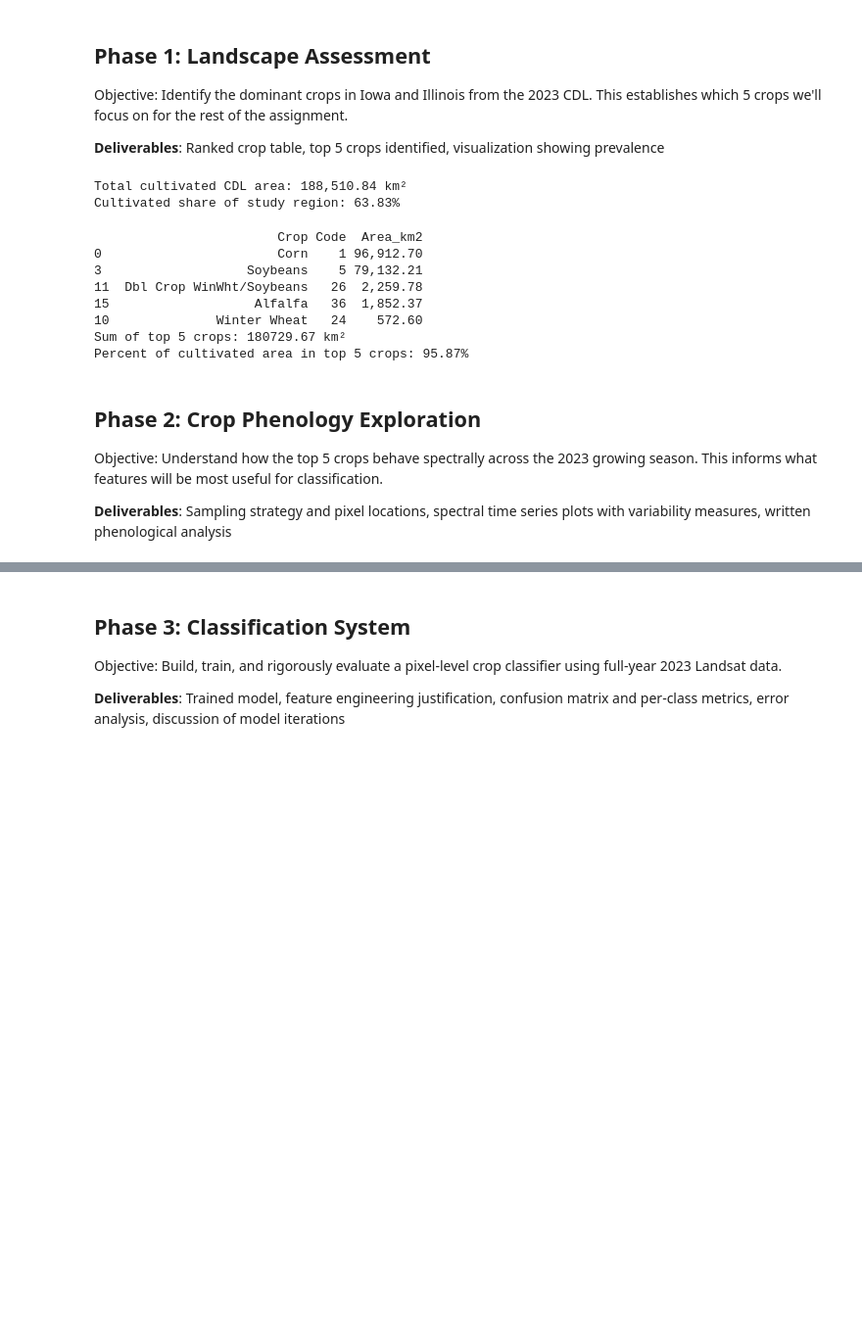
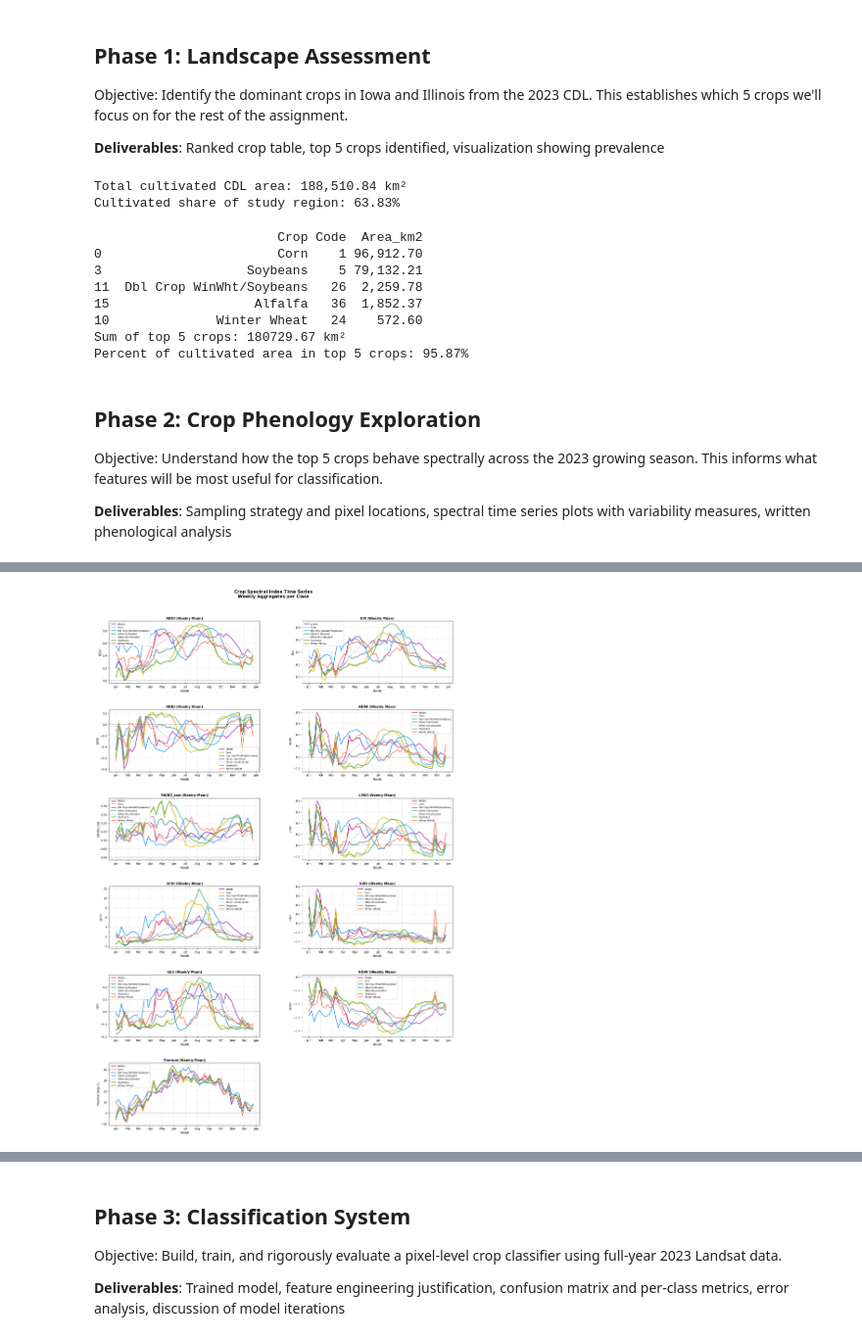
Before and after one commit to Vaibhav-Hariani/ECE414, a Jupyter notebook: Assignment_2.ipynb, the cells around one changed output, grey strips where cells are left out. Shown at 98% size. Saved outputs shown, nothing was run; the diff lists cells and outputs as text; code cells hidden in the pictures; blank space fills up the shorter version.

```diff
--- a/Assignment_2.ipynb
+++ b/Assignment_2.ipynb
@@ -334,16 +334,24 @@ def add_indices(image):
     ndbi = swir1.subtract(nir).divide(swir1.add(nir).max(eps)).rename('NDBI')
     ndmi = nir.subtract(swir1).divide(nir.add(swir1).max(eps)).rename('NDMI')
     swir2_raw = swir2.rename('SWIR2_raw')
-    lwsi = nir.add(red).divide(swir1.add(swir2).max(eps)).rename('LWSI')
+
+    # LSWI (Xiao et al.): normalized difference of NIR and SWIR1. Was recommended this paper by Kristof
+    lswi = nir.subtract(swir1).divide(nir.add(swir1).max(eps)).rename('LSWI')
+
+    # GCVI = NIR/GREEN - 1. Related to Chlorophyll content.
     gcvi = nir.divide(green.max(eps)).subtract(1).rename('GCVI')
+
     gw1 = green.subtract(swir2).divide(green.add(swir2).max(eps)).rename('GW1')
     ge2 = green.subtract(red).divide(green.add(red).max(eps)).rename('GE2')
+
+    # NDWI (McFeeters 1996): sensitive to open water / soil moisture in vegetation
+    ndwi = green.subtract(nir).divide(green.add(nir).max(eps)).rename('NDWI')
 
     # Convert land surface temperature from Kelvin to Celsius for analysis/plots.
     thermal = thermal_k.subtract(273.15).rename('Thermal')
 
     return (image
-            .addBands([ndvi, evi, ndbi, ndmi, swir2_raw, lwsi, gcvi, gw1, ge2, thermal])
+            .addBands([ndvi, evi, ndbi, ndmi, swir2_raw, lswi, gcvi, gw1, ge2, ndwi, thermal])
             .set('date', image.date().format('YYYY-MM-dd')))
 
 
@@ -351,7 +359,7 @@ landsat_indexed = landsat_set.map(add_indices)
 
 SAMPLES_PER_CLASS = 100
 OTHER_CULTIVATED_CLASS = 900
-OTHER_UNCULTIVATED_CLASS = 901
+OTHER_UNCULTIVATED_CLASS = 900
 
 # Final target classes: top-5 crops + two "Other" subclasses.
 TARGET_CLASS_LABELS = {int(code): crop_name for crop_name, code in CODES.items()}
@@ -396,11 +404,5 @@ def sample_training_pixels(target_class_image, samples_per_class):
         geometries=True,
     )
 
-
 target_class_image = build_target_class_image(cdl)
 samples = sample_training_pixels(target_class_image, SAMPLES_PER_CLASS)
-
-num_samples = samples.size().getInfo()
-print(f'Sampled {num_samples} pixels across {len(TARGET_CLASS_LABELS)} classes')
-print('Sample counts by class code:')
-print(samples.aggregate_histogram('target_class').getInfo())
@@ -796,0 +666,79 @@ Plot saved to phase2_time_series_weekly.png
+# %%
+# -- Time series plots: weekly mean per crop for all indices --
+import math
+import matplotlib.pyplot as plt
+import matplotlib.dates as mdates
+
+# Generated some cleaner colors, makes things pop more on the graphs.
+CROP_COLORS = {
+    'Corn': '#e6b800',
+    'Soybeans': '#4caf50',
+    'Grass/Pasture': '#8d6e63',
+    'Dbl Crop WinWht/Soybeans': '#2196f3',
+    'Alfalfa': '#9c27b0',
+    'Winter Wheat': '#ff7043',
+    'Other-Cultivated': '#607d8b',
+    'Other-Uncultivated': '#cfd8dc',
+}
+# Plot all index bands found in the extraction pipeline.
+INDICES = INDEX_COLS.copy()
+
+# Use crop names that actually exist in the current time-series table.
+crop_names = sorted(ts_weekly_df['crop_name'].unique().tolist())
+
+# Had some issues with bounds, this cleans those up for GCVI & Thermal
+n_indices = len(INDICES)
+n_cols = 2
+n_rows = math.ceil(n_indices / n_cols)
+
+fig, axes = plt.subplots(
+    n_rows, n_cols,
+    figsize=(18, 4.6 * n_rows),
+    squeeze=False,
+    constrained_layout=False,
+ )
+fig.suptitle(
+    'Crop Spectral Index Time Series\nWeekly Aggregates per Class',
+    fontsize=15,
+    fontweight='bold',
+    y=0.995,
+ )
+
+for ax, index in zip(axes.flat, INDICES):
+    for crop_name in crop_names:
+        crop_data = ts_weekly_df[ts_weekly_df['crop_name'] == crop_name].sort_values('date')
+        if crop_data.empty:
+            continue
+
+        dates = crop_data['date']
+        values = crop_data[index]
+        ax.plot(
+            dates,
+            values,
+            color=CROP_COLORS[crop_name],
+            linewidth=2.2,
+            label=crop_name,
+        )
+    ax.axhline(0, color='black', linewidth=0.8, alpha=0.45)
+    ax.xaxis.set_major_formatter(mdates.DateFormatter('%b'))
+    ax.xaxis.set_major_locator(mdates.MonthLocator())
+    plt.setp(ax.get_xticklabels(), rotation=0)
+    ax.set_title(f'{index} (Weekly Mean)', fontweight='bold', fontsize=11)
+    ax.set_xlabel('Month')
+    ax.set_ylabel('Thermal (deg C)' if index == 'Thermal' else index)
+
+    ax.legend(fontsize=8, loc='best', framealpha=0.9)
+    ax.grid(True, alpha=0.3)
+
+# Hide any unused subplot axes.
+for ax in axes.flat[n_indices:]:
+    ax.set_visible(False)
+
+# Increase spacing between panels.
+plt.subplots_adjust(left=0.06, right=0.98, top=0.94, bottom=0.06, wspace=0.28, hspace=0.42)
+
+plt.savefig('phase2_time_series_weekly.png', dpi=150, bbox_inches='tight')
+plt.show()
+print('Plot saved to phase2_time_series_weekly.png')
+# %% [output]
+[figure, added]
```
Also changed, not shown: parts of 12 cells of this notebook.
